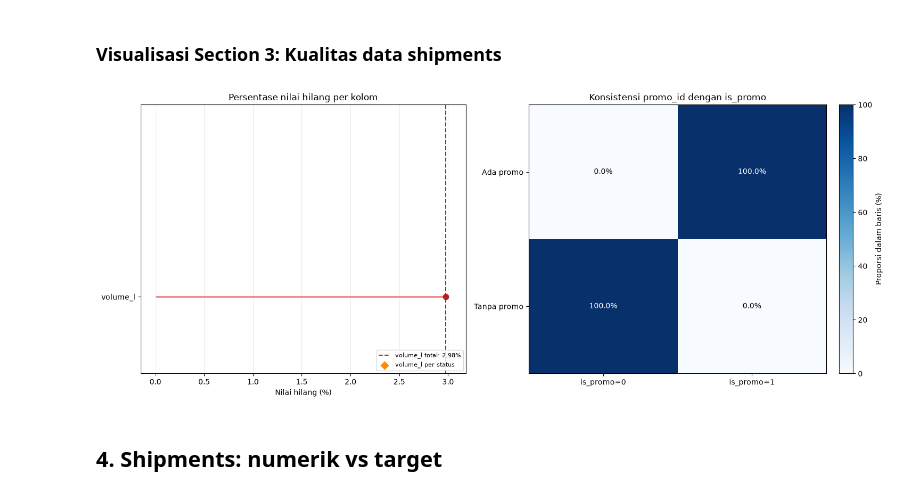
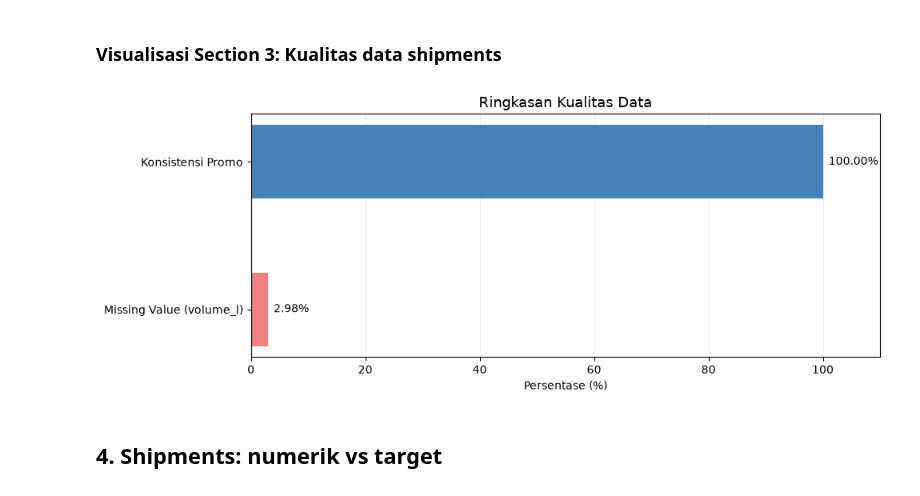
Before and after one commit to AndreMasalle/Datavidia-2026, a Jupyter notebook: eda.ipynb, the cells around one changed output. Cells and saved outputs as stored; diff of their text form; code cells hidden in the pictures.

```diff
--- a/eda.ipynb
+++ b/eda.ipynb
@@ -220,30 +220,59 @@ Hanya `volume_l` yang kosong (2,98%) dan tidak ada duplikat. Kosongnya tersebar
 # %% [markdown]
 ### Visualisasi Section 3: Kualitas data shipments
 # %%
-missing_col = kosong[kosong > 0].sort_values(ascending=False)
-if "volume_l" in missing_col.index:
-    overall = pd.Series({"volume_l | keseluruhan": missing_col["volume_l"]})
-    per_status = shipments.groupby(TARGET)["volume_l"].apply(
-        lambda s: s.isna().mean() * 100
-    ).rename(index=lambda status: f"volume_l | {status}")
-    plot_data = pd.concat([overall, per_status]).sort_values()
-else:
-    plot_data = missing_col.rename(index=lambda col: f"{col} | keseluruhan")
 
-fig, ax = plt.subplots(figsize=(11, max(4, 0.45 * len(plot_data))))
-colors = ["dimgray" if label.endswith("keseluruhan") else "steelblue" for label in plot_data.index]
-ax.barh(plot_data.index, plot_data.values, color=colors)
-ax.set_title("Persentase nilai hilang: keseluruhan dan per status")
-ax.set_xlabel("Nilai hilang (%)")
-ax.set_ylabel("Kolom dan kelompok")
+# Menghitung persentase missing value volume_l
+missing_volume = kosong["volume_l"]
+
+# Menghitung konsistensi promo_id dengan is_promo
+valid_promo = shipments.dropna(subset=["promo_id", "is_promo"])
+
+expected_promo = valid_promo["promo_id"].ne("TANPA_PROMO")
+promo_consistency = (
+    expected_promo == valid_promo["is_promo"].astype(bool)
+).mean() * 100
+
+# Data visualisasi
+labels = [
+    "Missing Value (volume_l)",
+    "Konsistensi Promo"
+]
+
+values = [
+    missing_volume,
+    promo_consistency
+]
+
+# Membuat satu bar chart
+fig, ax = plt.subplots(figsize=(10, 4))
+
+bars = ax.barh(
+    labels,
+    values,
+    color=["lightcoral", "steelblue"],
+    height=0.5
+)
+
+# Menampilkan nilai persentase pada setiap bar
+for bar, value in zip(bars, values):
+    ax.text(
+        bar.get_width() + 1,
+        bar.get_y() + bar.get_height() / 2,
+        f"{value:.2f}%",
+        va="center",
+        fontsize=10
+    )
+
+ax.set_title("Ringkasan Kualitas Data", fontsize=13)
+ax.set_xlabel("Persentase (%)")
+ax.set_xlim(0, 110)
 ax.grid(axis="x", alpha=0.25)
-for y, value in enumerate(plot_data.values):
-    ax.text(value + 0.03, y, f"{value:.2f}%", va="center", fontsize=8)
-ax.set_xlim(0, max(plot_data.values) * 1.18)
-fig.tight_layout()
+ax.set_axisbelow(True)
+
+plt.tight_layout()
 plt.show()
 # %% [output]
-[figure, old version]
+[figure, new version]
 # %% [markdown]
 ## 4. Shipments: numerik vs target
 # %%
```
Also changed, not shown: parts of 1 cell of this notebook.
